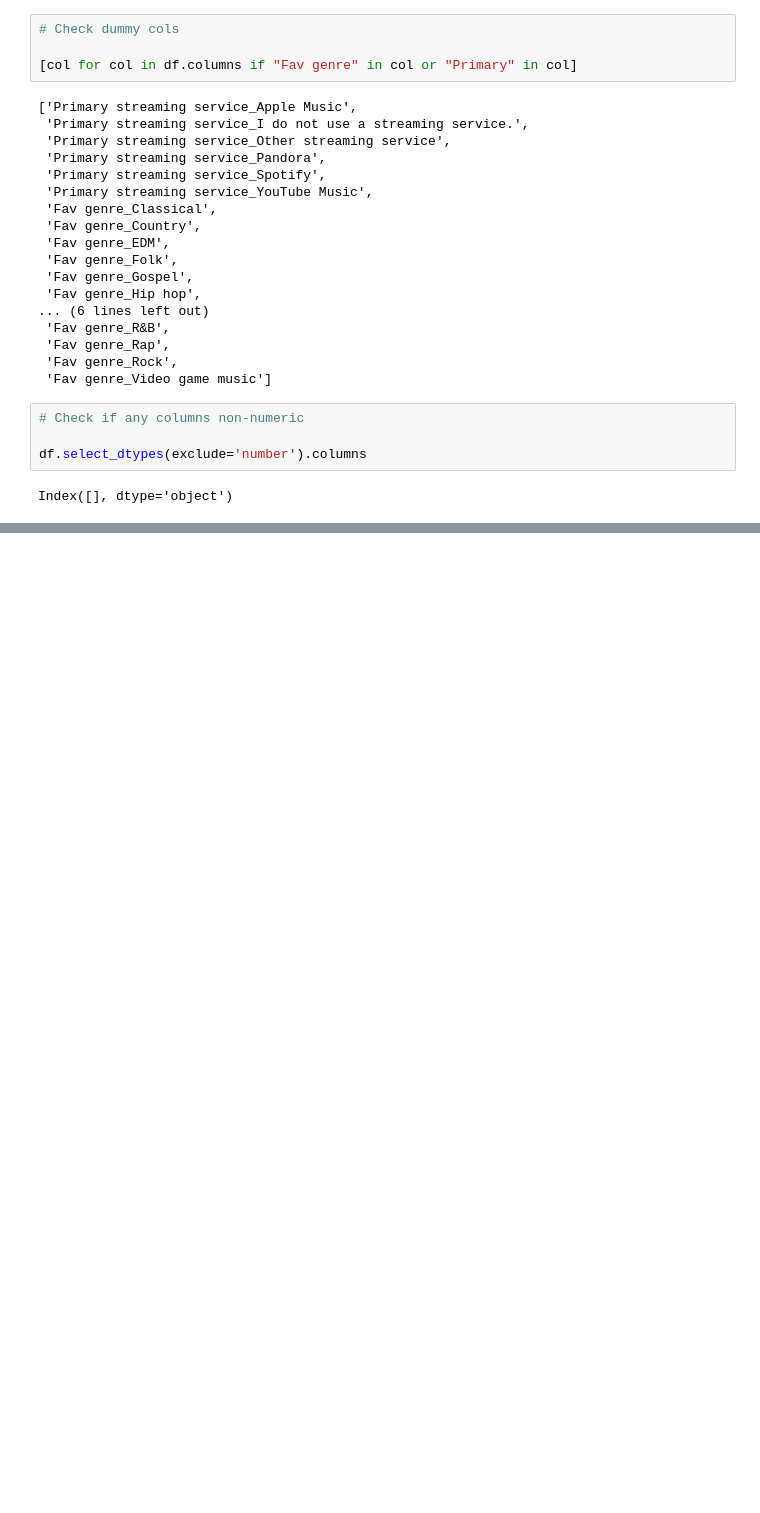
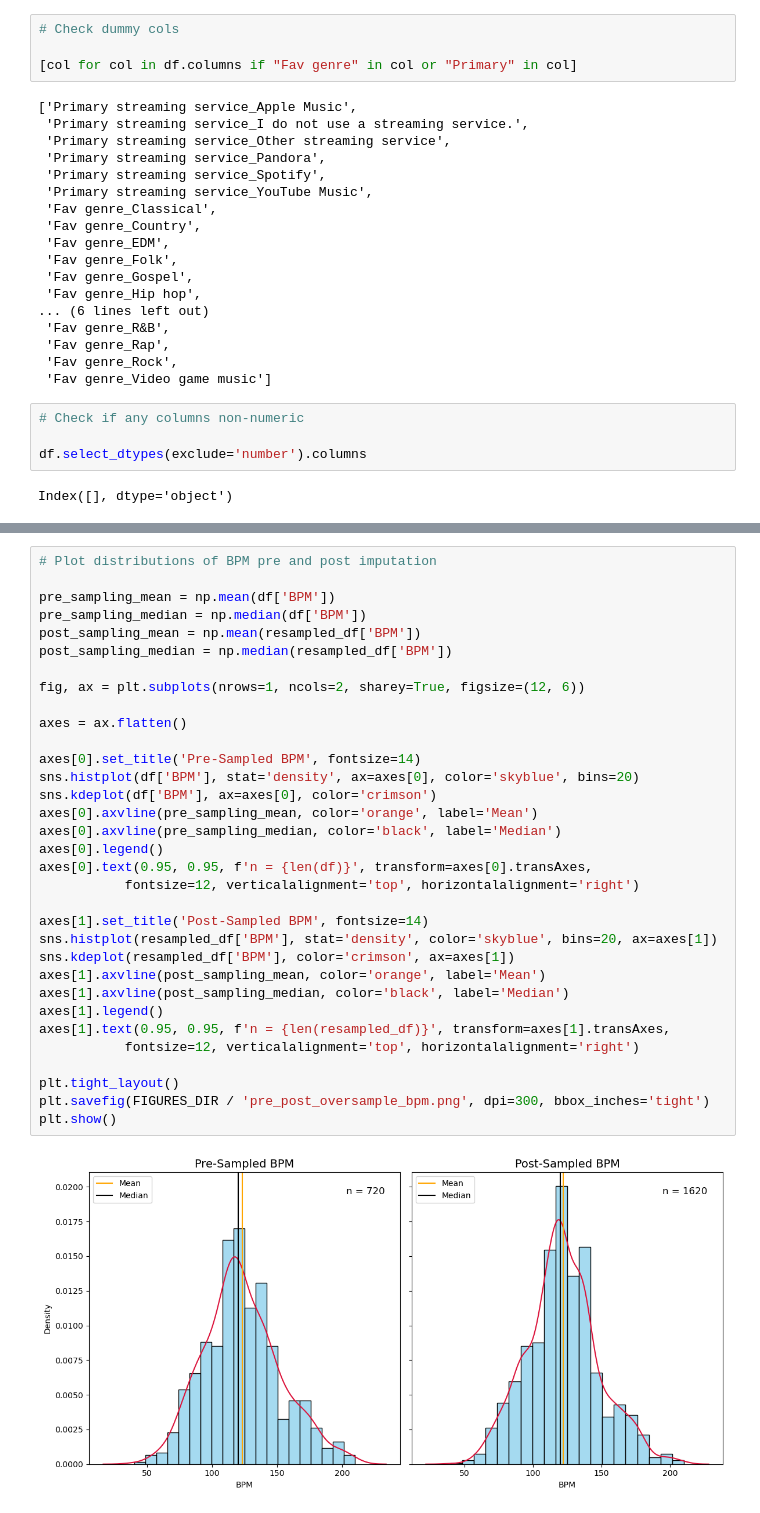
Before and after one commit to ajamkotc/music_mental_health_analysis, a Jupyter notebook: notebooks/0.11-aj-test-feature-engineering.ipynb, the cells around one changed output, grey strips where cells are left out. Drawn from its saved outputs; the diff is of its cells as text; blank space fills up the shorter version.

```diff
--- a/notebooks/0.11-aj-test-feature-engineering.ipynb
+++ b/notebooks/0.11-aj-test-feature-engineering.ipynb
@@ -120,0 +273,35 @@ Index([], dtype='object')
+# %%
+# Plot distributions of BPM pre and post imputation
+
+pre_sampling_mean = np.mean(df['BPM'])
+pre_sampling_median = np.median(df['BPM'])
+post_sampling_mean = np.mean(resampled_df['BPM'])
+post_sampling_median = np.median(resampled_df['BPM'])
+
+fig, ax = plt.subplots(nrows=1, ncols=2, sharey=True, figsize=(12, 6))
+
+axes = ax.flatten()
+
+axes[0].set_title('Pre-Sampled BPM', fontsize=14)
+sns.histplot(df['BPM'], stat='density', ax=axes[0], color='skyblue', bins=20)
+sns.kdeplot(df['BPM'], ax=axes[0], color='crimson')
+axes[0].axvline(pre_sampling_mean, color='orange', label='Mean')
+axes[0].axvline(pre_sampling_median, color='black', label='Median')
+axes[0].legend()
+axes[0].text(0.95, 0.95, f'n = {len(df)}', transform=axes[0].transAxes,
+           fontsize=12, verticalalignment='top', horizontalalignment='right')
+
+axes[1].set_title('Post-Sampled BPM', fontsize=14)
+sns.histplot(resampled_df['BPM'], stat='density', color='skyblue', bins=20, ax=axes[1])
+sns.kdeplot(resampled_df['BPM'], color='crimson', ax=axes[1])
+axes[1].axvline(post_sampling_mean, color='orange', label='Mean')
+axes[1].axvline(post_sampling_median, color='black', label='Median')
+axes[1].legend()
+axes[1].text(0.95, 0.95, f'n = {len(resampled_df)}', transform=axes[1].transAxes,
+           fontsize=12, verticalalignment='top', horizontalalignment='right')
+
+plt.tight_layout()
+plt.savefig(FIGURES_DIR / 'pre_post_oversample_bpm.png', dpi=300, bbox_inches='tight')
+plt.show()
+# %% [output]
+[figure, added]
```
Also changed, not shown: parts of 32 cells of this notebook, 9 other files.
